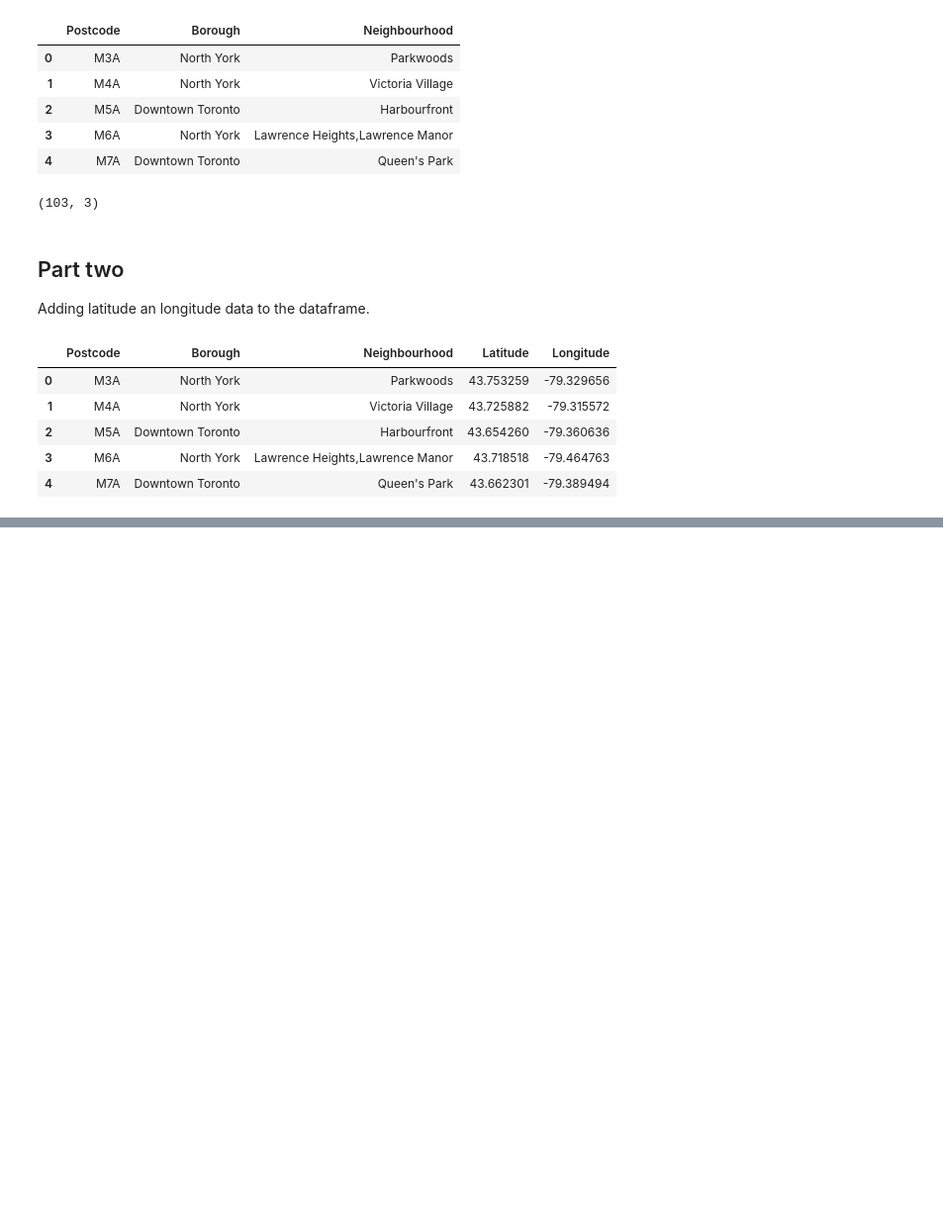
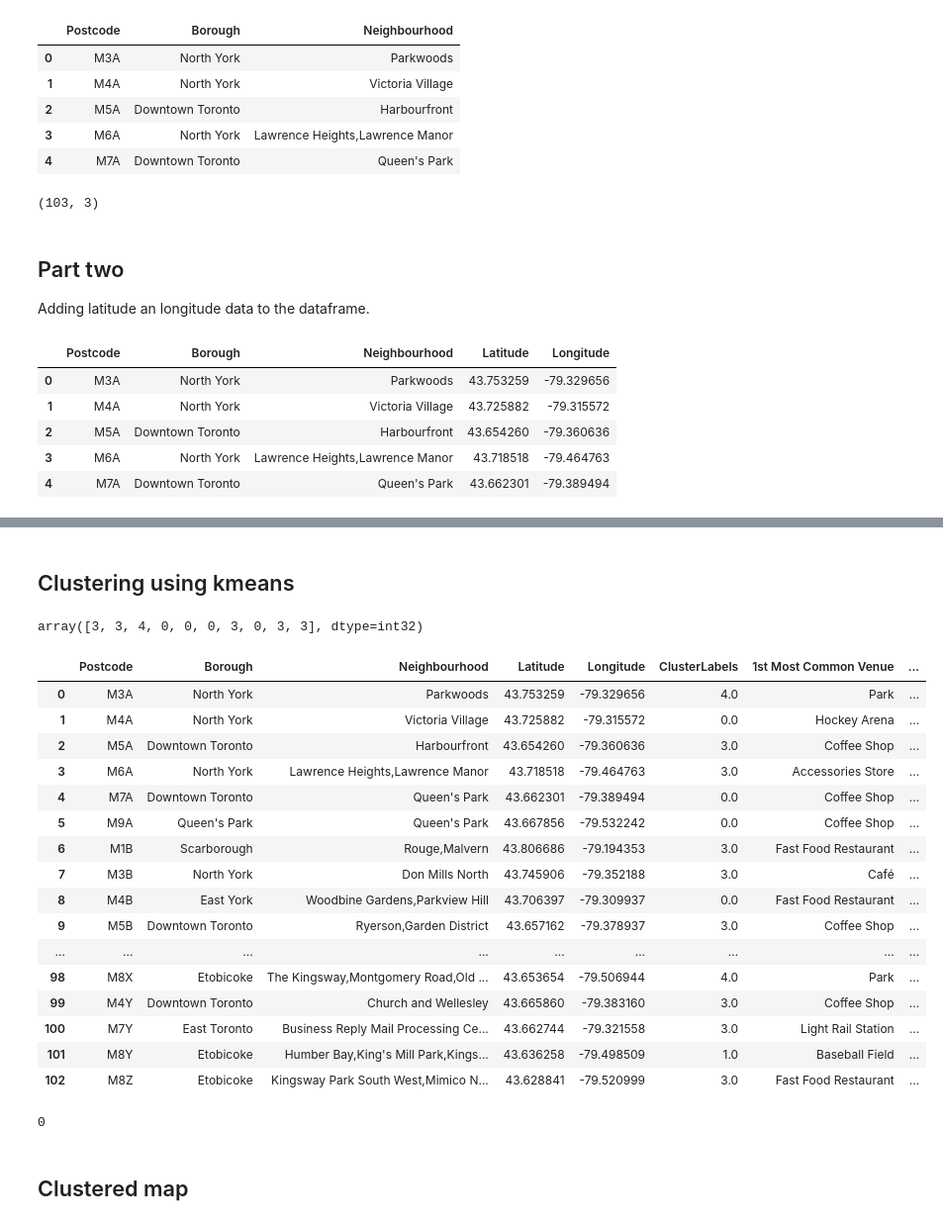
Before and after one commit to dkr99/GIT-EX, a Jupyter notebook: Toronto segmenting and clustering.ipynb, the cells around one changed output, grey strips where cells are left out. Shown at 99% size. Cells and saved outputs as stored; diff of their text form; code cells hidden in the pictures; blank space fills up the shorter version.

```diff
--- a/Toronto segmenting and clustering.ipynb
+++ b/Toronto segmenting and clustering.ipynb
@@ -163,0 +271,3 @@ df.head()
+# %%
+torg = torenc.groupby('Neighbourhood').mean().reset_index()
+torg
@@ -163,0 +292,27 @@ df.head()
+# %%
+def common_venues(row, num_top_venues):
+    row_categories = row.iloc[1:]
+    row_categories_sorted = row_categories.sort_values(ascending=False)
+
+    return row_categories_sorted.index.values[0:num_top_venues]
+
+num_top_venues = 10
+
+indicators = ['st', 'nd', 'rd']
+
+# create columns according to number of top venues
+columns = ['Neighbourhood']
+for ind in np.arange(num_top_venues):
+    try:
+        columns.append('{}{} Most Common Venue'.format(ind+1, indicators[ind]))
+    except:
+        columns.append('{}th Most Common Venue'.format(ind+1))
+
+# create a new dataframe
+venues_sorted = pd.DataFrame(columns=columns)
+venues_sorted['Neighbourhood'] = torg['Neighbourhood']
+
+for ind in np.arange(torg.shape[0]):
+    venues_sorted.iloc[ind, 1:] = common_venues(torg.iloc[ind, :], num_top_venues)
+
+venues_sorted.head()
@@ -163,0 +326,43 @@ df.head()
+# %% [markdown]
+## Clustering using kmeans
+# %%
+k = 5
+
+tor_cluster = torg.drop('Neighbourhood', axis=1)
+kmean = KMeans(n_clusters=k, random_state=0).fit(tor_cluster)
+
+kmean.labels_[0:10]
+# %% [output]
+array([3, 3, 4, 0, 0, 0, 3, 0, 3, 3], dtype=int32)
+# %%
+venues_sorted.insert(0, 'ClusterLabels', kmean.labels_)
+tormerged = df
+
+tormerged = tormerged.join(venues_sorted.set_index('Neighbourhood'), on='Neighbourhood')
+
+tormerged
+# %% [output]
+|  | Postcode | Borough | Neighbourhood | Latitude | Longitude | ClusterLabels | 1st Most Common Venue | ... |
+| 0 | M3A | North York | Parkwoods | 43.753259 | -79.329656 | 4.0 | Park | ... |
+| 1 | M4A | North York | Victoria Village | 43.725882 | -79.315572 | 0.0 | Hockey Arena | ... |
+| 2 | M5A | Downtown Toronto | Harbourfront | 43.654260 | -79.360636 | 3.0 | Coffee Shop | ... |
+| 3 | M6A | North York | Lawrence Heights,Lawrence Manor | 43.718518 | -79.464763 | 3.0 | Accessories Store | ... |
+| 4 | M7A | Downtown Toronto | Queen's Park | 43.662301 | -79.389494 | 0.0 | Coffee Shop | ... |
+| 5 | M9A | Queen's Park | Queen's Park | 43.667856 | -79.532242 | 0.0 | Coffee Shop | ... |
+| 6 | M1B | Scarborough | Rouge,Malvern | 43.806686 | -79.194353 | 3.0 | Fast Food Restaurant | ... |
+| 7 | M3B | North York | Don Mills North | 43.745906 | -79.352188 | 3.0 | Café | ... |
+| 8 | M4B | East York | Woodbine Gardens,Parkview Hill | 43.706397 | -79.309937 | 0.0 | Fast Food Restaurant | ... |
+| 9 | M5B | Downtown Toronto | Ryerson,Garden District | 43.657162 | -79.378937 | 3.0 | Coffee Shop | ... |
+| ... | ... | ... | ... | ... | ... | ... | ... | ... |
+| 98 | M8X | Etobicoke | The Kingsway,Montgomery Road,Old ... | 43.653654 | -79.506944 | 4.0 | Park | ... |
+| 99 | M4Y | Downtown Toronto | Church and Wellesley | 43.665860 | -79.383160 | 3.0 | Coffee Shop | ... |
+| 100 | M7Y | East Toronto | Business Reply Mail Processing Ce... | 43.662744 | -79.321558 | 3.0 | Light Rail Station | ... |
+| 101 | M8Y | Etobicoke | Humber Bay,King's Mill Park,Kings... | 43.636258 | -79.498509 | 1.0 | Baseball Field | ... |
+| 102 | M8Z | Etobicoke | Kingsway Park South West,Mimico N... | 43.628841 | -79.520999 | 3.0 | Fast Food Restaurant | ... |
+# %%
+tormerged=tormerged.dropna()
+tormerged['ClusterLabels'].isna().sum()
+# %% [output]
+0
+# %% [markdown]
+## Clustered map
```
Also changed, not shown: parts of 18 cells of this notebook.
